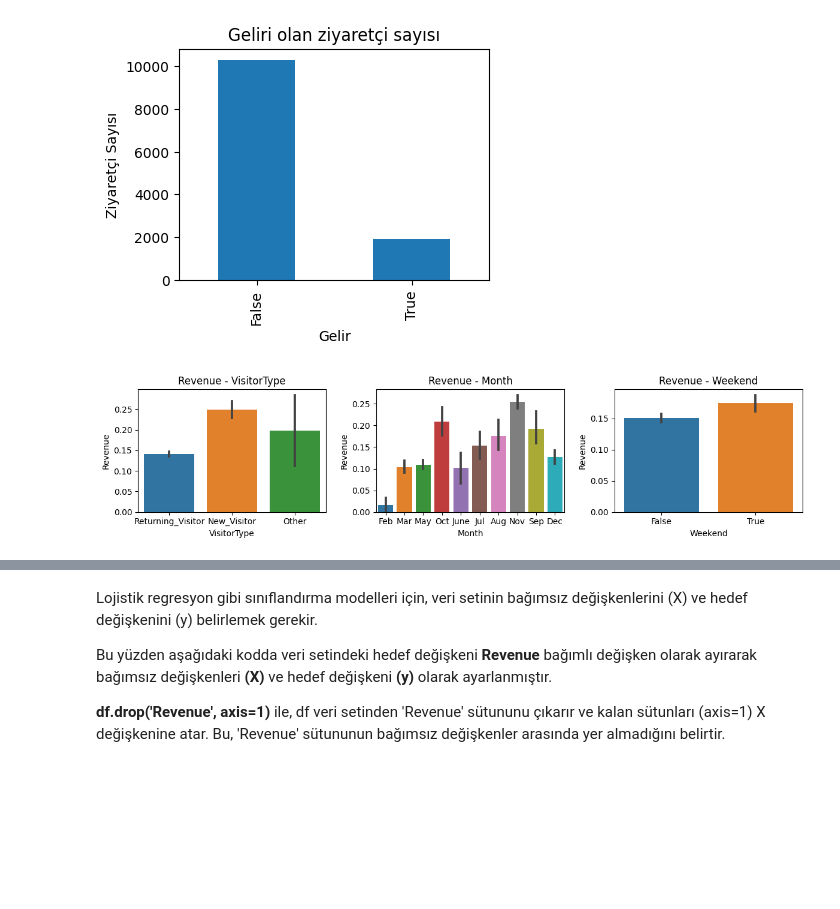
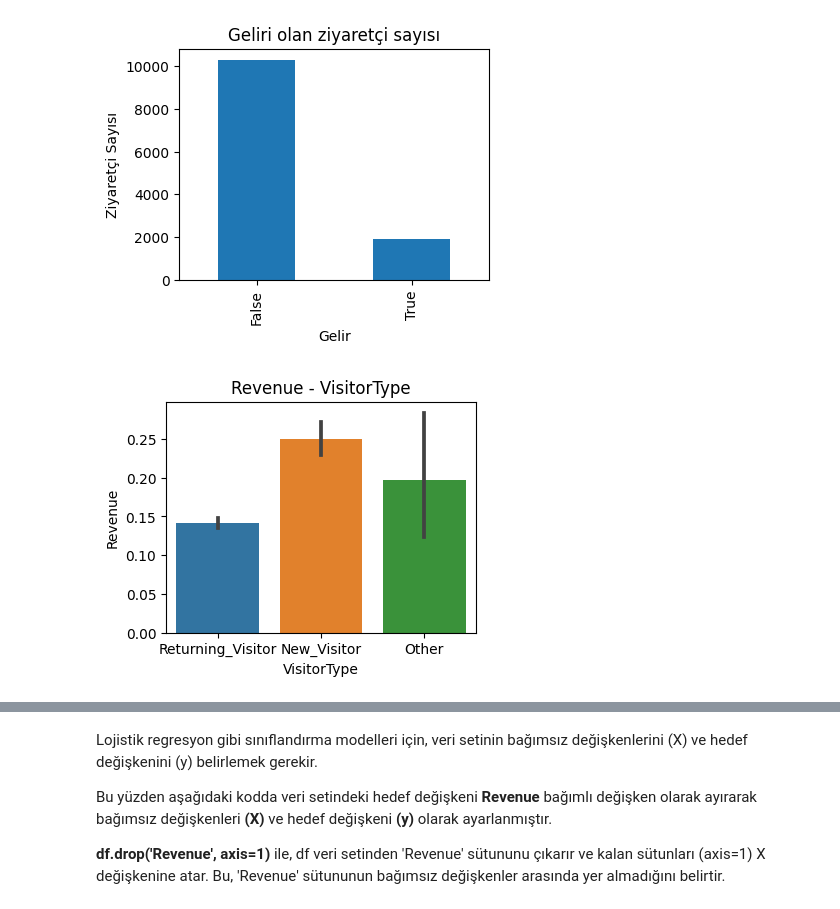
Before and after one commit to burcuuluag/python_projects, a Jupyter notebook: ml_projects/online_shoppers/main.ipynb, the cells around one changed output, grey strips where cells are left out. Drawn from its saved outputs; the diff is of its cells as text; code cells hidden in the pictures; blank space fills up the shorter version.

```diff
--- a/ml_projects/online_shoppers/main.ipynb
+++ b/ml_projects/online_shoppers/main.ipynb
@@ -132,18 +131,9 @@ plt.title('Geliri olan ziyaretçi sayısı')
 plt.show()
 # %% [output]
 [figure]
-# %%
-cols = ['VisitorType', 'Month', 'Weekend']
-num_col = len(cols)
-fig, axes = plt.subplots(1, num_col, figsize=(12, 3))
-for i in range(len(cols)):
-    sns.barplot(ax=axes[i],
-        x=cols[i],
-        y='Revenue',
-        data=df
-    )
-    axes[i].set_title(f'Revenue - {cols[i]}')
-fig.tight_layout()
-plt.show()
-# %% [output]
-[figure, removed]
+# %%
+sns.barplot(x='VisitorType', y='Revenue', data=df)
+plt.title('Revenue - VisitorType')
+plt.show()
+# %% [output]
+[figure, added]
```
Also changed, not shown: parts of 10 cells of this notebook.
